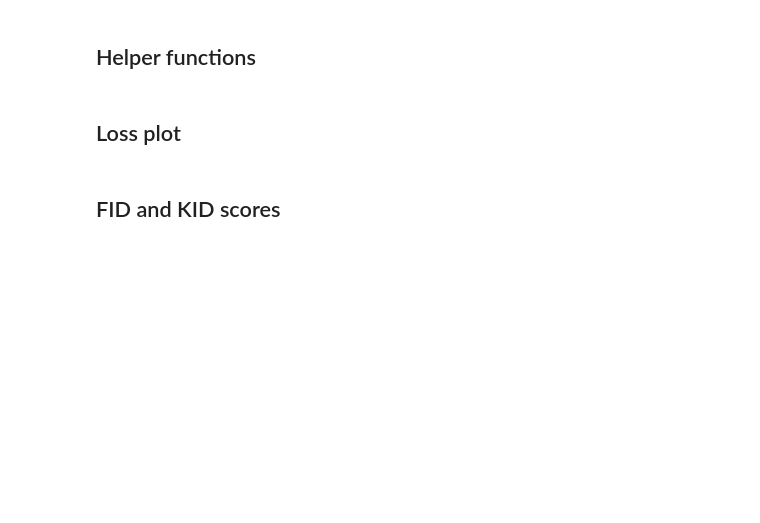
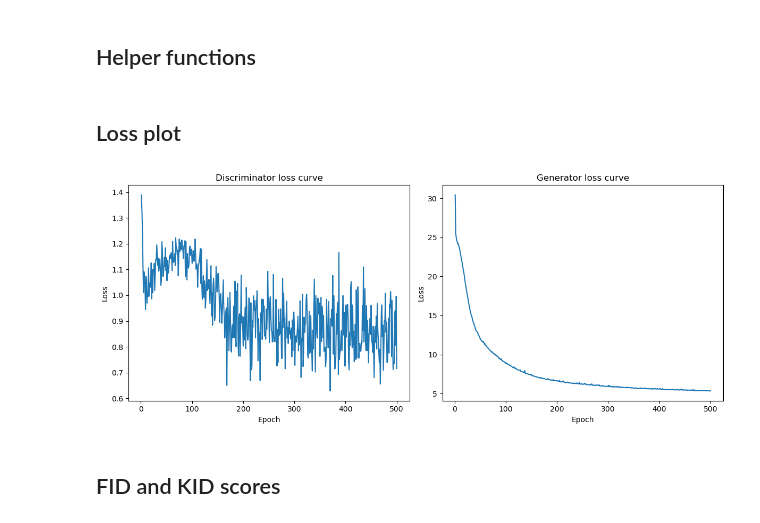
Before and after one commit to Suhaas0079/Farmland-Classification-using-Remote-Sensing, a Jupyter notebook: Notebooks/Spatial GAN - NIR.ipynb, the cells around one changed output. Drawn from its saved outputs; the diff is of its cells as text; code cells hidden in the pictures; blank space fills up the shorter version.

```diff
--- a/Notebooks/Spatial GAN - NIR.ipynb
+++ b/Notebooks/Spatial GAN - NIR.ipynb
@@ -613,19 +633,41 @@ def save_real_subset(dataloader, num, outdir):
 # %% [markdown]
 ## Loss plot
 # %%
-def plot_losses(losses_g, losses_d, save_path=None):
-    plt.figure(figsize=(10, 5))
-    plt.plot(losses_g, label='Generator Loss')
-    plt.plot(losses_d, label='Discriminator Loss')
-    plt.xlabel("Epoch")
-    plt.ylabel("Loss")
-    plt.legend()
-    plt.title("Generator and Discriminator Loss Over Time")
+def plot_losses(losses_g, losses_d, save_path=None, individual_figures=False, show_grid=False):
+    if individual_figures:
+        plt.figure(figsize=(12,5))
+        plt.subplot(1, 2, 1)
+        plt.plot(range(1, len(losses_d)+1), losses_d, label='Discriminator loss')
+        plt.title('Discriminator loss curve')
+        plt.xlabel('Epoch')
+        plt.ylabel('Loss')
+
+        plt.subplot(1, 2, 2)
+        plt.plot(range(1, len(losses_g)+1), losses_g, label='Generator loss')
+        plt.title('Generator loss curve')
+        plt.xlabel('Epoch')
+        plt.ylabel('Loss')
+
+
+    else:
+        plt.figure(figsize=(10, 5))
+        plt.plot(losses_g, label='Generator Loss')
+        plt.plot(losses_d, label='Discriminator Loss')
+        plt.xlabel("Epoch")
+        plt.ylabel("Loss")
+        plt.legend()
+        plt.title("Generator and Discriminator Loss Over Time")
+
     if save_path:
         plt.savefig(save_path)
+
+    plt.grid(show_grid)
+    plt.tight_layout()
     plt.show()
 # %%
-plot_losses(losses_g, losses_d)
+plot_losses(losses_g, losses_d, individual_figures=True)
+# %% [output]
+[figure, added]
 # %% [markdown]
 ## FID and KID scores
 # %%
```
Also changed, not shown: parts of 31 cells of this notebook, 11 other files.
